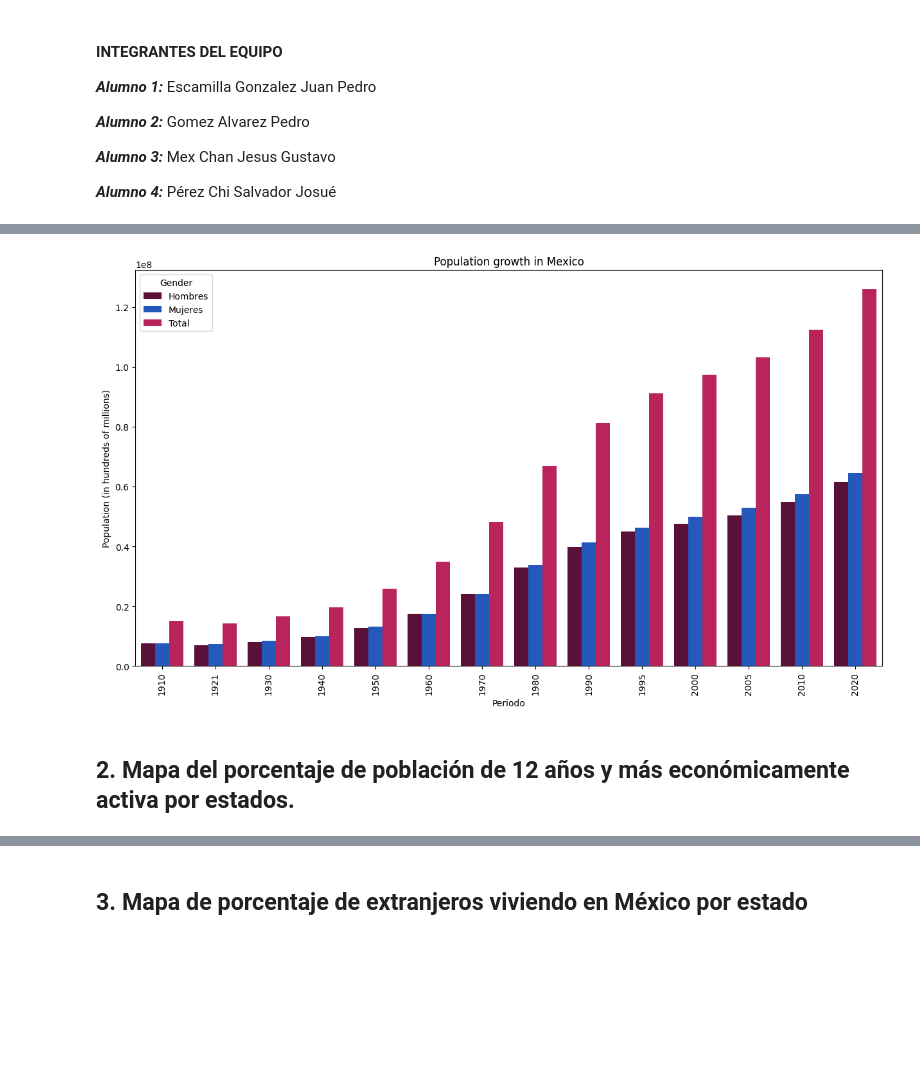
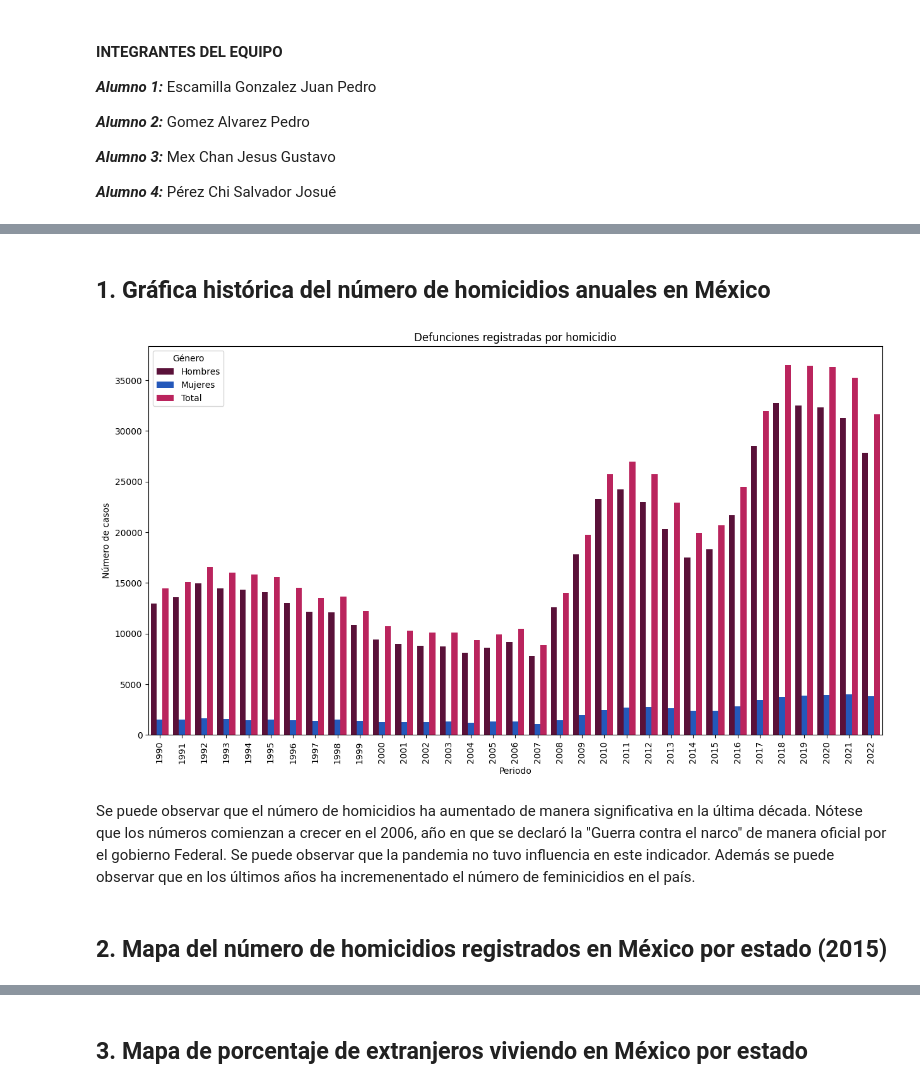
Before and after one commit to EscamillaJuan/CienciaDeDatos, a Jupyter notebook: Proyecto INEGI/CD_14_INEGI_colab.ipynb, the cells around one changed output, grey strips where cells are left out. Saved outputs shown, nothing was run; the diff lists cells and outputs as text; code cells hidden in the pictures; blank space fills up the shorter version.

```diff
--- a/Proyecto INEGI/CD_14_INEGI_colab.ipynb
+++ b/Proyecto INEGI/CD_14_INEGI_colab.ipynb
@@ -32 +30,3 @@ TOKEN = os.getenv("token")
+# %% [markdown]
+## 1. Gráfica histórica del número de homicidios anuales en México
 # %%
@@ -62,13 +61,11 @@ df = pd.melt(df_poblacion, id_vars='Periodo',
 # %%
 import seaborn as sns
 plt.figure(figsize=(15,8))
-plt.title('Population growth in Mexico')
+plt.title('Defunciones registradas por homicidio')
 sns.barplot(x='Periodo', y='Poblacion', data=df, hue='Categoria', palette=["#66053A","#0B50D3","#D30B57"])
-plt.gca().legend().set_title('Gender')
+plt.gca().legend().set_title('Género')
 plt.xticks(rotation=90)
-plt.ylabel("Population (in hundreds of millions)")
+plt.ylabel("Número de casos")
 plt.show()
 # %% [output]
-[figure, old version]
+[figure, new version]
-# %% [markdown]
-## 2. Mapa del porcentaje de población de 12 años y más económicamente activa por estados.
@@ -89 +72,5 @@ for i in range(1,33):
+# %% [markdown]
+Se puede observar que el número de homicidios ha aumentado de manera significativa en la última década. Nótese que los números comienzan a crecer en el 2006, año en que se declaró la "Guerra contra el narco" de manera oficial por el gobierno Federal. Se puede observar que la pandemia no tuvo influencia en este indicador. Además se puede observar que en los últimos años ha incremenentado el número de feminicidios en el país.
+# %% [markdown]
+## 2. Mapa del número de homicidios registrados en México por estado (2015)
 # %%
```
Also changed, not shown: parts of 14 cells of this notebook.
